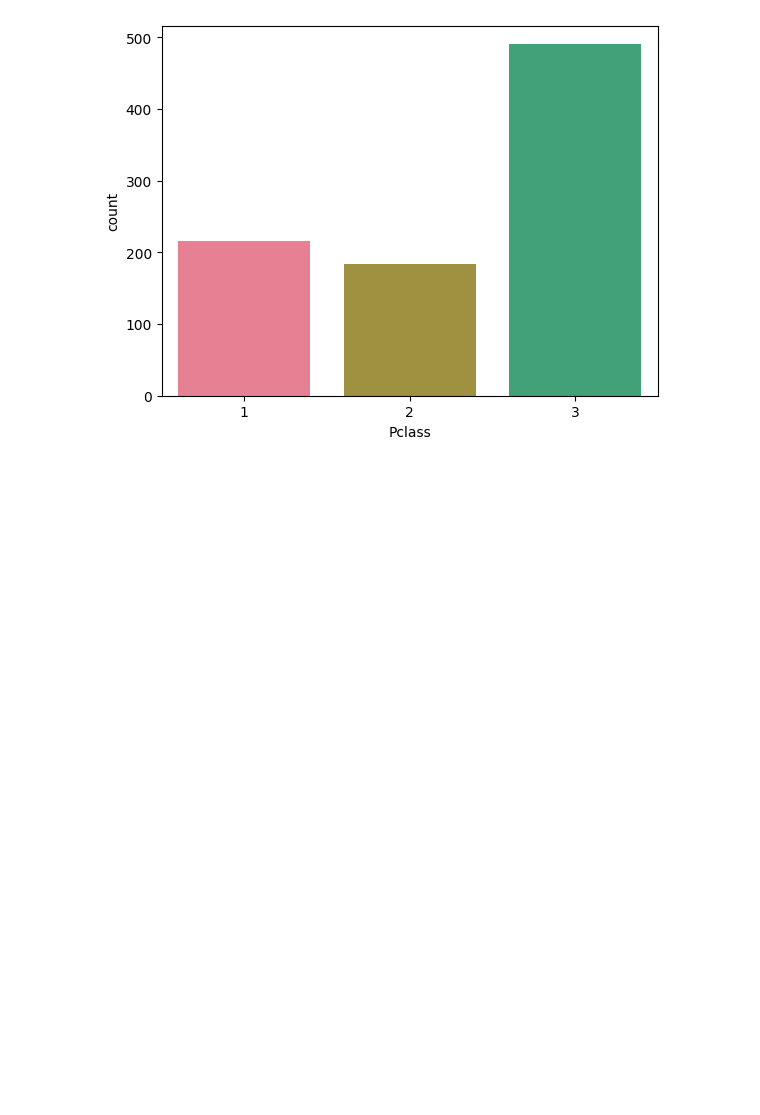
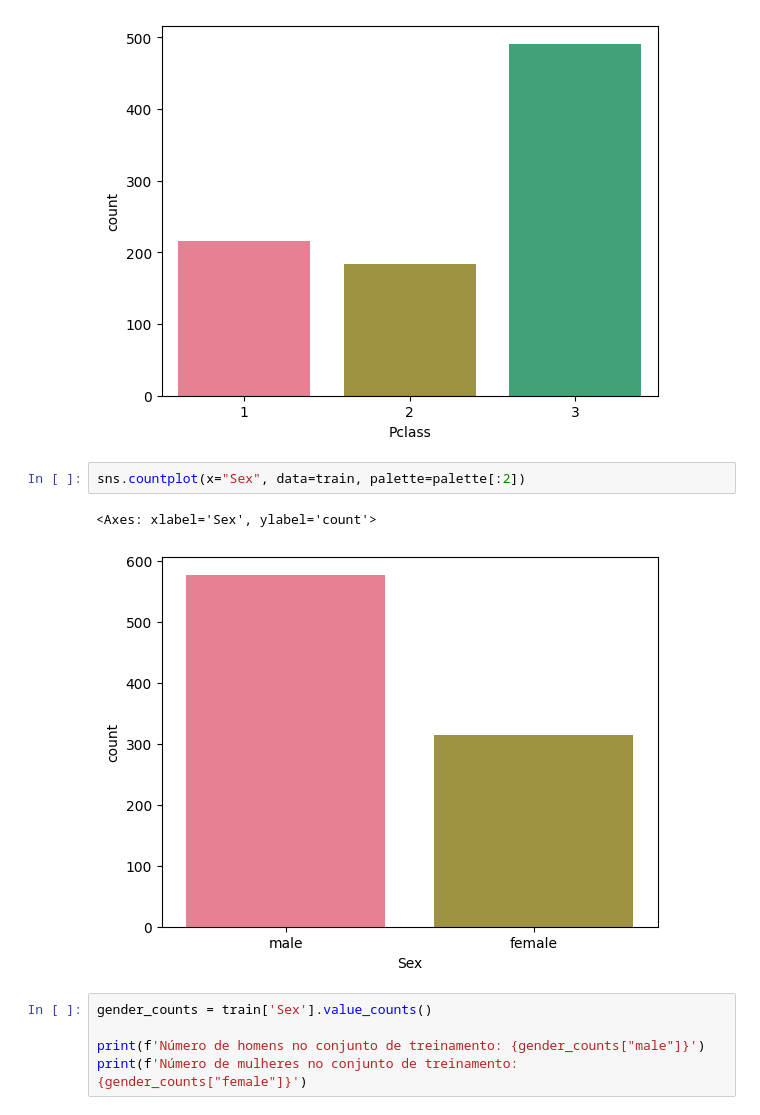
Before and after one commit to HugoBianquini/kaggle-titanic, a Jupyter notebook: titanic-classification.ipynb, the cells around one changed output. Saved outputs shown, nothing was run; the diff lists cells and outputs as text; blank space fills up the shorter version.

```diff
--- a/titanic-classification.ipynb
+++ b/titanic-classification.ipynb
@@ -37,3 +37,13 @@ sns.countplot(x="Pclass", data=train, palette=palette[:3])
 # %% [output]
 <Axes: xlabel='Pclass', ylabel='count'>
 [figure]
+# %%
+sns.countplot(x="Sex", data=train, palette=palette[:2])
+# %% [output]
+<Axes: xlabel='Sex', ylabel='count'>
+[figure, added]
+# %%
+gender_counts = train['Sex'].value_counts()
+
+print(f'Número de homens no conjunto de treinamento: {gender_counts["male"]}')
+print(f'Número de mulheres no conjunto de treinamento: {gender_counts["female"]}')
```
